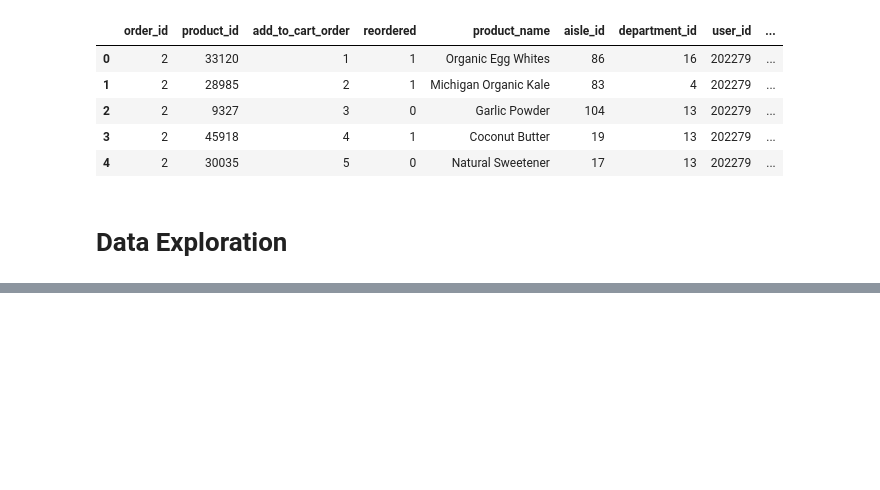
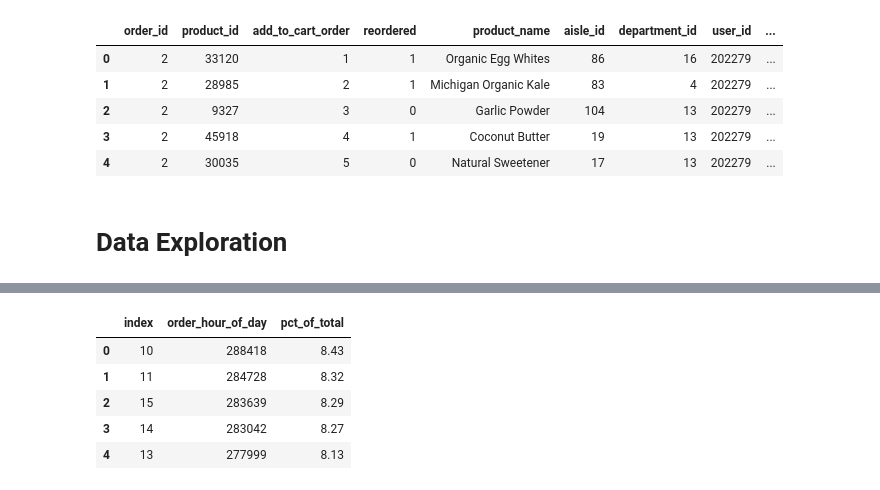
Before and after one commit to hjhuney/Instacart, a Jupyter notebook: Instacart.ipynb, the cells around one changed output, grey strips where cells are left out. Saved outputs shown, nothing was run; the diff lists cells and outputs as text; code cells hidden in the pictures; blank space fills up the shorter version.

```diff
--- a/Instacart.ipynb
+++ b/Instacart.ipynb
@@ -235,0 +263,12 @@ df.head()
+# %%
+time_of_day = orders['order_hour_of_day'].value_counts()
+time_of_day = time_of_day.reset_index()
+time_of_day['pct_of_total'] = np.round((time_of_day['order_hour_of_day'] / time_of_day['order_hour_of_day'].sum()*100), 2)
+time_of_day.head()
+# %% [output]
+|  | index | order_hour_of_day | pct_of_total |
+| 0 | 10 | 288418 | 8.43 |
+| 1 | 11 | 284728 | 8.32 |
+| 2 | 15 | 283639 | 8.29 |
+| 3 | 14 | 283042 | 8.27 |
+| 4 | 13 | 277999 | 8.13 |
```
Also changed, not shown: parts of 4 cells of this notebook.
